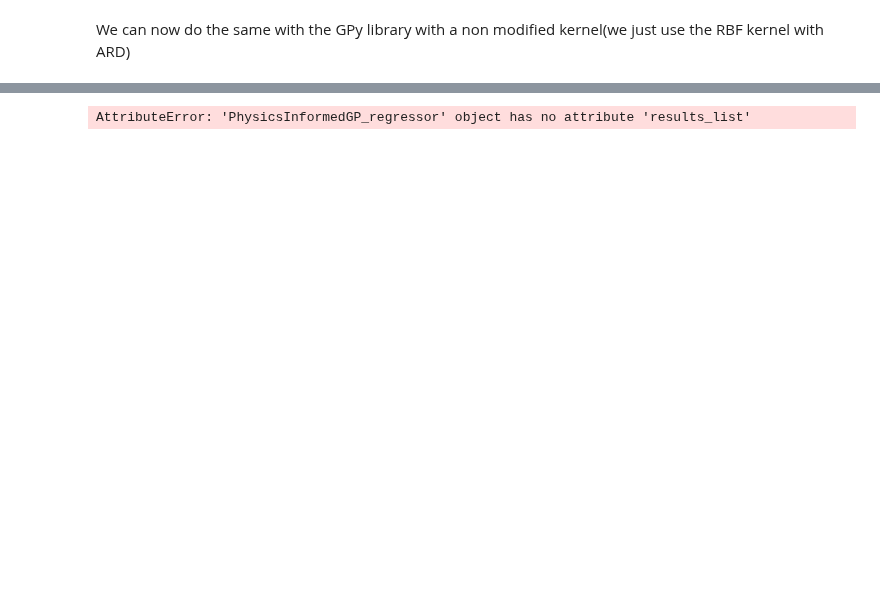
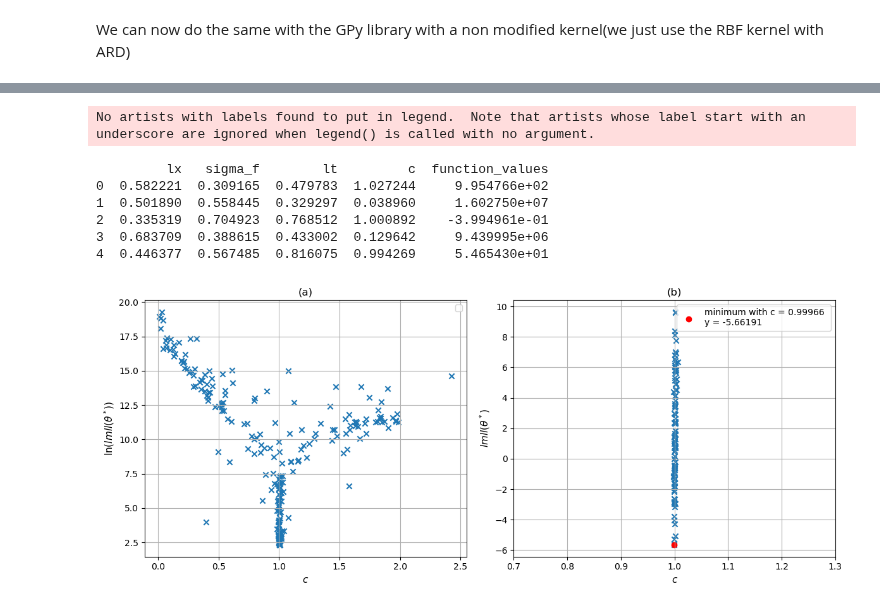
Before and after one commit to TobiLeitgeb/Code_bac, a Jupyter notebook: final_examples/heat_equation/heat_equation.ipynb, the cells around one changed output, grey strips where cells are left out. Saved outputs shown, nothing was run; the diff lists cells and outputs as text; code cells hidden in the pictures; blank space fills up the shorter version.

```diff
--- a/final_examples/heat_equation/heat_equation.ipynb
+++ b/final_examples/heat_equation/heat_equation.ipynb
@@ -88,39 +106,49 @@ import matplotlib.pyplot as plt
 from mpl_toolkits.axes_grid1.inset_locator import mark_inset
 
 results = model_heat_equation.results_list
 
 theta_list = np.array([thet.x for thet in results])
 function_values = np.array([thet.fun for thet in results])
 df_results = pd.DataFrame(theta_list, columns=["lx", "sigma_f","lt", "c"])
 df_results["function_values"] = function_values
 print(df_results.head())
 
 df_results = df_results.sort_values(by=["c"])
 loc_minimum = np.argmin(df_results["function_values"])
 
 fig, axs = plt.subplots(nrows=1, ncols=2, figsize=(12, 5))
 
+df_results_above_10 = df_results[df_results["function_values"]>10]
 # plot 1
-axs[0].scatter(np.array(df_results["c"]), (np.array(df_results["function_values"])), marker = "x")
+axs[0].scatter(np.array(df_results_above_10["c"]), np.log((np.array(df_results_above_10["function_values"]))), marker = "x")
 axs[0].set_xlabel("$c$", fontsize=11)
-axs[0].set_ylabel("$lmll(\\theta^*)$", fontsize=11)
+axs[0].set_ylabel("ln$(lmll(\\theta^*))$", fontsize=11)
 axs[0].grid(True)
 axs[0].legend()
+axs[0].set_title("(a)")
 
 # plot 2
-df_results_below_zero = df_results[df_results["function_values"]<10]
-axs[1].scatter(np.array(df_results_below_zero["c"]), np.array(df_results_below_zero["function_values"]), marker = "x")
+df_results_below_10 = df_results[df_results["function_values"]<10]
+axs[1].scatter(np.array(df_results_below_10["c"]), np.array(df_results_below_10["function_values"]), marker = "x")
 axs[1].scatter(df_results.iloc[loc_minimum,3],(df_results.iloc[loc_minimum,4])  ,label = f"minimum with c = {df_results.iloc[loc_minimum, 3]:.5f} \ny = {df_results.iloc[loc_minimum, 4]:.5f}", color = "red")
 axs[1].set_xlabel("$c$", fontsize=11)
 axs[1].set_xlim(0.7,1.3)
 axs[1].set_ylabel("$lmll(\\theta^*)$", fontsize=11)
 axs[1].grid(True)
 axs[1].legend()
+axs[1].set_title("(b)")
 
 plt.tight_layout()
-plt.show()
+plt.savefig("heat_equation_optim_distribution.png", dpi=300)
 # %% [output]
-AttributeError: 'PhysicsInformedGP_regressor' object has no attribute 'results_list'
+No artists with labels found to put in legend.  Note that artists whose label start with an underscore are ignored when legend() is called with no argument.
+         lx   sigma_f        lt         c  function_values
+0  0.582221  0.309165  0.479783  1.027244     9.954766e+02
+1  0.501890  0.558445  0.329297  0.038960     1.602750e+07
+2  0.335319  0.704923  0.768512  1.000892    -3.994961e-01
+3  0.683709  0.388615  0.433002  0.129642     9.439995e+06
+4  0.446377  0.567485  0.816075  0.994269     5.465430e+01
+[figure, added]
 # %%
 #i want to look at the 10 best results
 df_results = df_results.sort_values(by=["function_values"])
```
Also changed, not shown: parts of 6 cells of this notebook.
